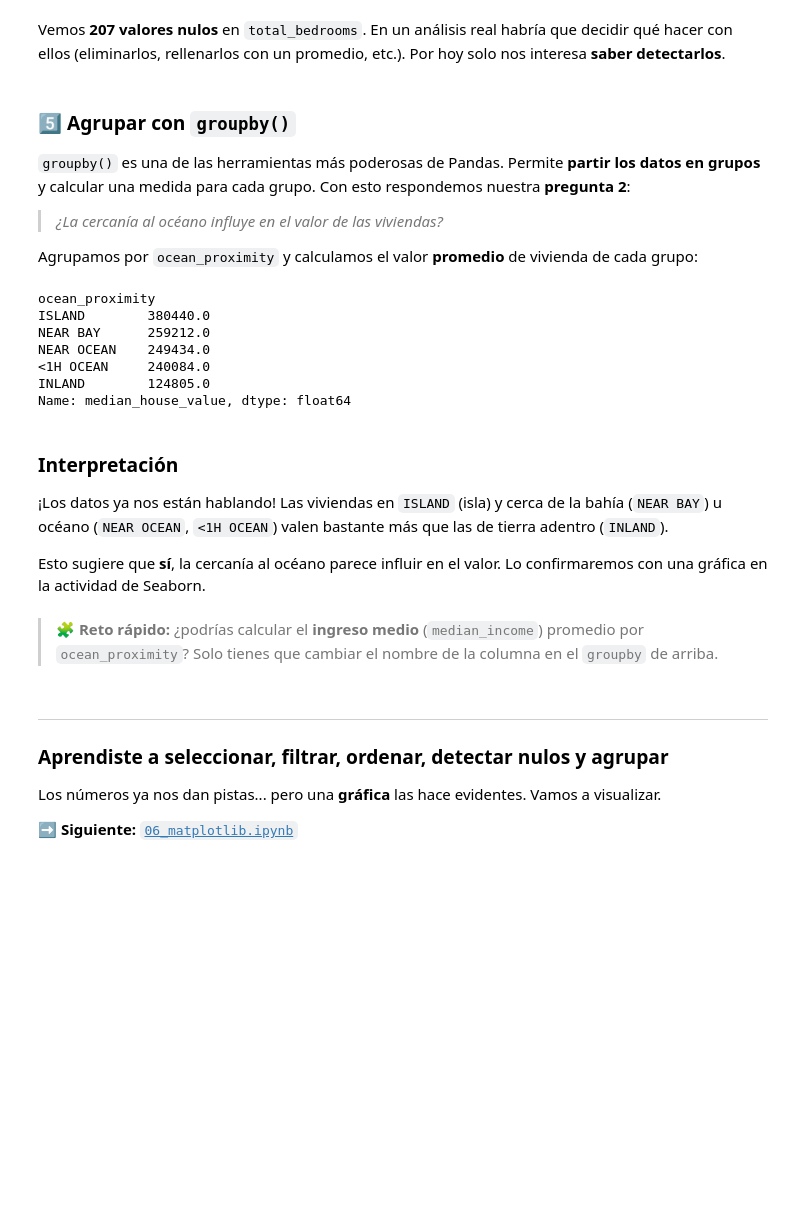
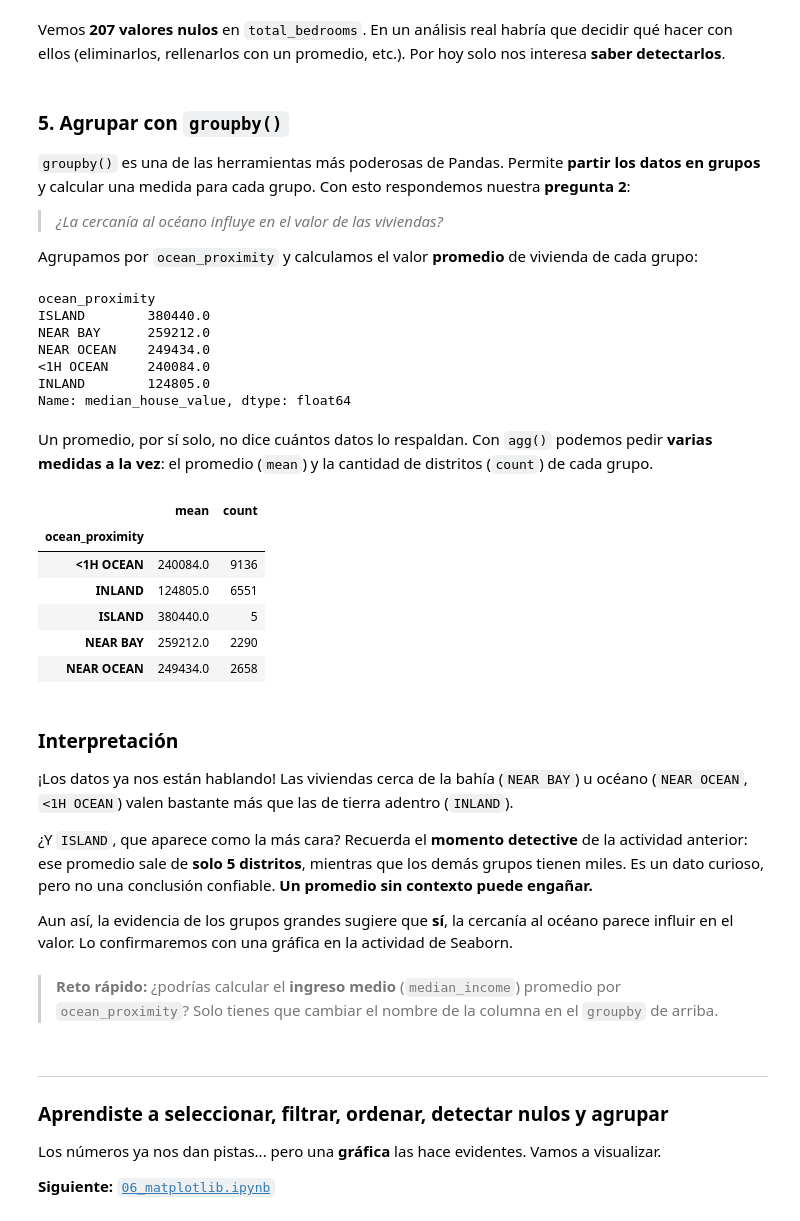
Before and after one commit to DeiberD/Introduccion-manipulacion-y-visualizacion-de-datos, a Jupyter notebook: notebooks/05_pandas_manipulacion.ipynb, the cells around one changed output. Saved outputs shown, nothing was run; the diff lists cells and outputs as text; code cells hidden in the pictures; blank space fills up the shorter version.

```diff
--- a/notebooks/05_pandas_manipulacion.ipynb
+++ b/notebooks/05_pandas_manipulacion.ipynb
@@ -108,7 +108,7 @@ Vemos **207 valores nulos** en `total_bedrooms`. En un análisis real habría qu
 qué hacer con ellos (eliminarlos, rellenarlos con un promedio, etc.). Por hoy solo nos interesa
 **saber detectarlos**.
 # %% [markdown]
-### 5️⃣ Agrupar con `groupby()`
+### 5. Agrupar con `groupby()`
 
 `groupby()` es una de las herramientas más poderosas de Pandas. Permite **partir los datos en grupos**
 y calcular una medida para cada grupo. Con esto respondemos nuestra **pregunta 2**:
@@ -127,16 +127,33 @@ NEAR OCEAN    249434.0
 <1H OCEAN     240084.0
 INLAND        124805.0
 Name: median_house_value, dtype: float64
+# %% [markdown]
+Un promedio, por sí solo, no dice cuántos datos lo respaldan. Con `agg()` podemos pedir **varias
+medidas a la vez**: el promedio (`mean`) y la cantidad de distritos (`count`) de cada grupo.
+# %%
+df.groupby("ocean_proximity")["median_house_value"].agg(["mean", "count"]).round(0)
+# %% [output]
+|  | mean | count |
+| ocean_proximity |  |  |
+| <1H OCEAN | 240084.0 | 9136 |
+| INLAND | 124805.0 | 6551 |
+| ISLAND | 380440.0 | 5 |
+| NEAR BAY | 259212.0 | 2290 |
+| NEAR OCEAN | 249434.0 | 2658 |
 # %% [markdown]
 ### Interpretación
 
-¡Los datos ya nos están hablando! Las viviendas en `ISLAND` (isla) y cerca de la bahía (`NEAR BAY`)
-u océano (`NEAR OCEAN`, `<1H OCEAN`) valen bastante más que las de tierra adentro (`INLAND`).
+¡Los datos ya nos están hablando! Las viviendas cerca de la bahía (`NEAR BAY`) u océano
+(`NEAR OCEAN`, `<1H OCEAN`) valen bastante más que las de tierra adentro (`INLAND`).
 
-Esto sugiere que **sí**, la cercanía al océano parece influir en el valor. Lo confirmaremos con una
-gráfica en la actividad de Seaborn.
+¿Y `ISLAND`, que aparece como la más cara? Recuerda el **momento detective** de la actividad
+anterior: ese promedio sale de **solo 5 distritos**, mientras que los demás grupos tienen miles.
+Es un dato curioso, pero no una conclusión confiable. **Un promedio sin contexto puede engañar.**
+
+Aun así, la evidencia de los grupos grandes sugiere que **sí**, la cercanía al océano parece influir
+en el valor. Lo confirmaremos con una gráfica en la actividad de Seaborn.
 # %% [markdown]
-> 🧩 **Reto rápido:** ¿podrías calcular el **ingreso medio** (`median_income`) promedio por
+> **Reto rápido:** ¿podrías calcular el **ingreso medio** (`median_income`) promedio por
 > `ocean_proximity`? Solo tienes que cambiar el nombre de la columna en el `groupby` de arriba.
 # %% [markdown]
 ---
@@ -144,4 +161,4 @@ gráfica en la actividad de Seaborn.
 
 Los números ya nos dan pistas... pero una **gráfica** las hace evidentes. Vamos a visualizar.
 
-➡️ **Siguiente:** [`06_matplotlib.ipynb`](06_matplotlib.ipynb)
+**Siguiente:** [`06_matplotlib.ipynb`](06_matplotlib.ipynb)
```
Also changed, not shown: parts of 5 cells of this notebook, 14 other files.
